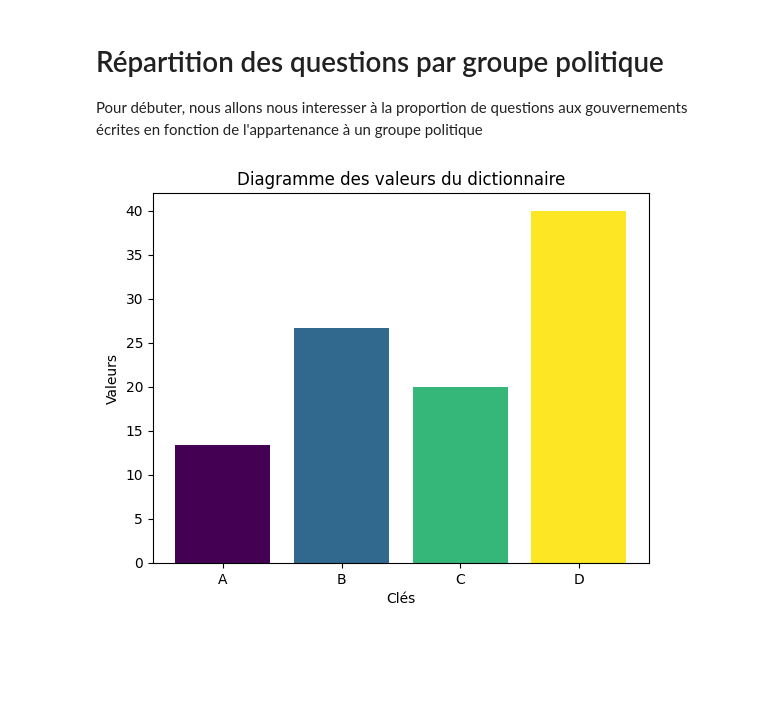
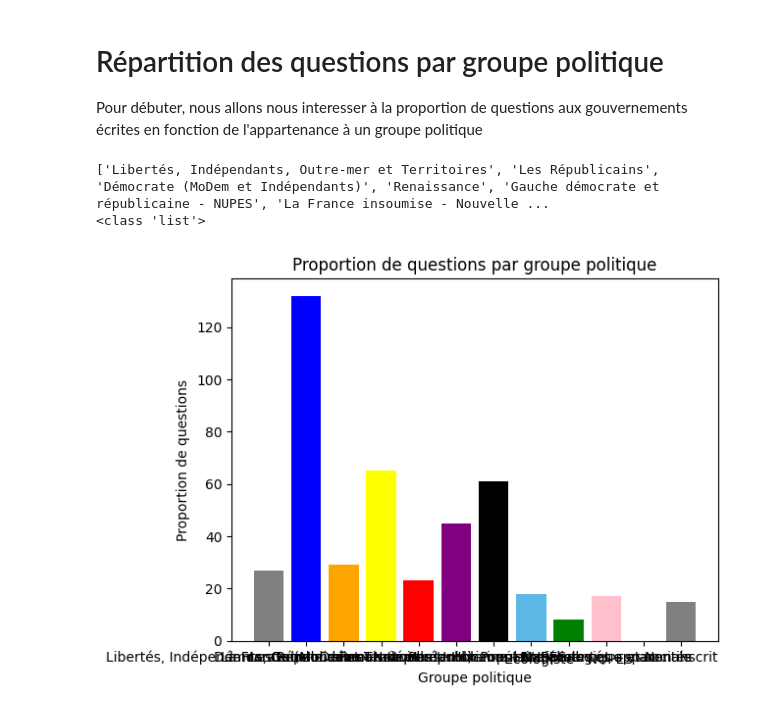
Before and after one commit to jcomperatore/PythonPourLaDataScience, a Jupyter notebook: Statistiques descriptives/Statistiques_descriptives.ipynb, the cells around one changed output. Saved outputs shown, nothing was run; the diff lists cells and outputs as text; code cells hidden in the pictures; blank space fills up the shorter version.

```diff
--- a/Statistiques descriptives/Statistiques_descriptives.ipynb
+++ b/Statistiques descriptives/Statistiques_descriptives.ipynb
@@ -22,3 +50,21 @@ En première analyse et afin de se familiariser avec les données obtenues avec
+# %%
+def compte_occurrences_par_valeur(data_frame, nom_colonne, valeurs_possibles):
+    """
+    Renvoie une liste avec le nombre d'occurrences de chaque valeur dans une colonne du DataFrame.
+
+    Args:
+    - data_frame (pd.DataFrame): Le DataFrame pandas.
+    - nom_colonne (str): Le nom de la colonne pour laquelle compter les occurrences.
+    - valeurs_possibles (list): Liste des valeurs possibles.
+
+    Returns:
+    - list: Liste du nombre d'occurrences pour chaque valeur.
+    """
+    if nom_colonne in data_frame.columns:
+        occurrences = [data_frame[data_frame[nom_colonne] == valeur].shape[0] for valeur in valeurs_possibles]
+        return occurrences
+    else:
+        raise ValueError(f"La colonne {nom_colonne} n'existe pas dans le DataFrame.")
 # %% [markdown]
 # Répartition des questions par groupe politique
 
@@ -51,5 +72,53 @@ def plot_dict_values(dictionary):
-# %%
-mon_dictionnaire = {'A': 10, 'B': 20, 'C': 15, 'D': 30}
-plot_dict_values(mon_dictionnaire)
-# %% [output]
-[figure, removed]
+# %%
+groupes_politiques = df_questions['groupe'].unique().tolist()
+# liste qui comprend le nom de chaque groupe politique
+
+nb_questions_gp_politique = compte_occurrences_par_valeur(df_questions, 'groupe', groupes_politiques)
+# liste qui contient, pour chaque groupe politique, le nombre de questions posées présentes dans le dataframe)
+
+print(groupes_politiques)
+print(type(nb_questions_gp_politique))
+
+import matplotlib.pyplot as plt
+
+groupes_politiques = [str(element) for element in groupes_politiques]
+
+#On définit une couleur bleu clair pour le groupe horizon
+
+import colorsys
+
+def obtenir_bleu_clair():
+    """
+    Retourne une couleur bleu clair au format hexadécimal.
+
+    Returns:
+    - str: Couleur bleu clair au format hexadécimal.
+    """
+    # Définir la teinte (H), la saturation (S), et la valeur (V)
+    teinte_bleu_clair = 200  # Teinte bleu
+    saturation = 0.6
+    luminosite = 0.9
+
+    # Convertir de HSV à RGB
+    rgb_bleu_clair = colorsys.hsv_to_rgb(teinte_bleu_clair/360, saturation, luminosite)
+
+    # Convertir de RGB à hexadécimal
+    couleur_hex_bleu_clair = "#{:02X}{:02X}{:02X}".format(
+        int(rgb_bleu_clair[0] * 255),
+        int(rgb_bleu_clair[1] * 255),
+        int(rgb_bleu_clair[2] * 255)
+    )
+
+    return couleur_hex_bleu_clair
+couleur_bleu_clair = obtenir_bleu_clair()
+
+couleurs_groupes = ['grey','blue', 'orange', 'yellow', 'red', 'purple','black', couleur_bleu_clair,'green','pink','grey','grey']
+plt.bar(groupes_politiques, nb_questions_gp_politique, color=couleurs_groupes)
+plt.xlabel('Groupe politique')
+plt.ylabel('Proportion de questions')
+plt.title('Proportion de questions par groupe politique')
+plt.show()
+# %% [output]
+['Libertés, Indépendants, Outre-mer et Territoires', 'Les Républicains', 'Démocrate (MoDem et Indépendants)', 'Renaissance', 'Gauche démocrate et républicaine - NUPES', 'La France insoumise - Nouvelle ...
+<class 'list'>
+[figure, added]
```
Also changed, not shown: parts of 5 cells of this notebook.
